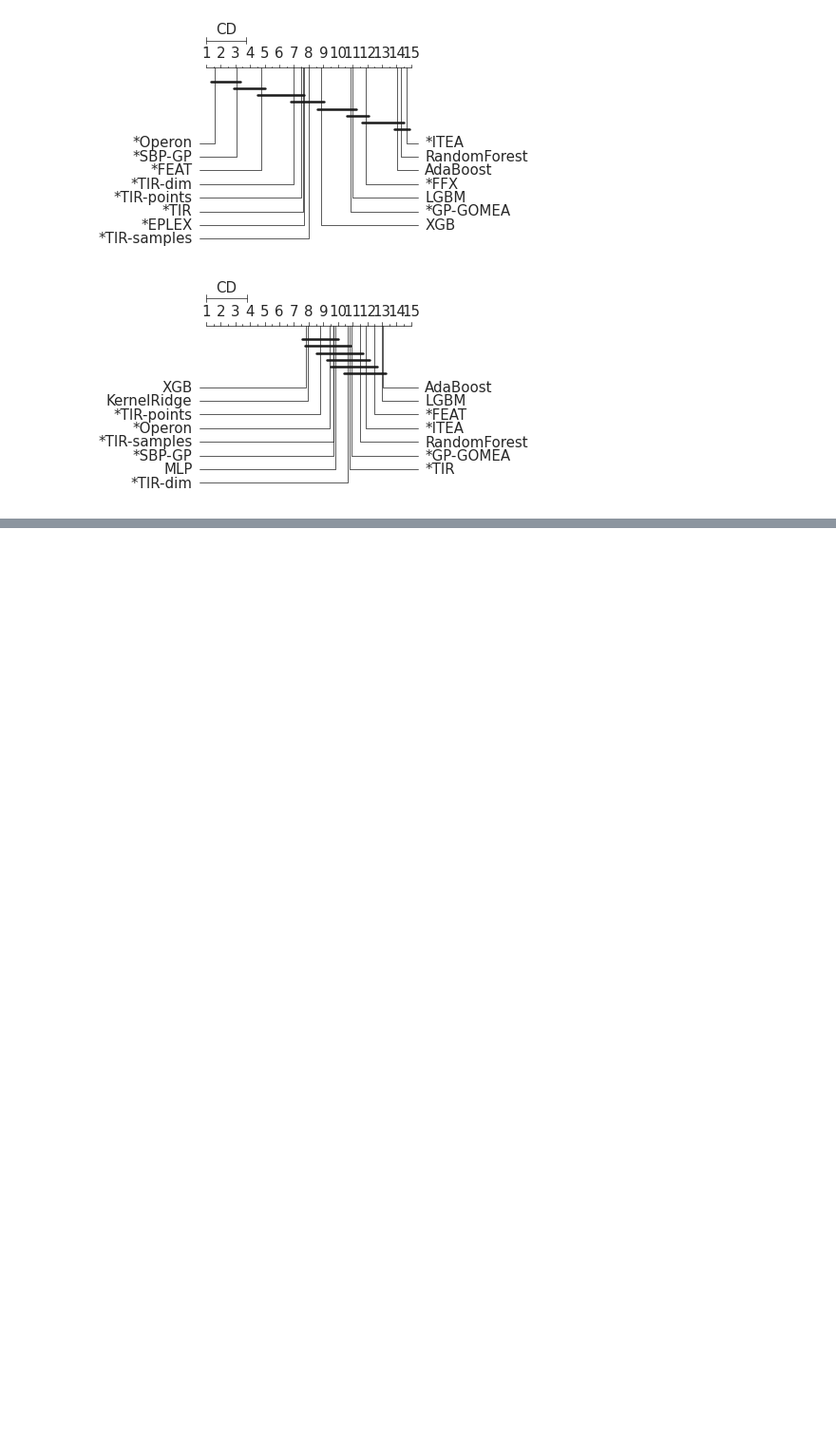
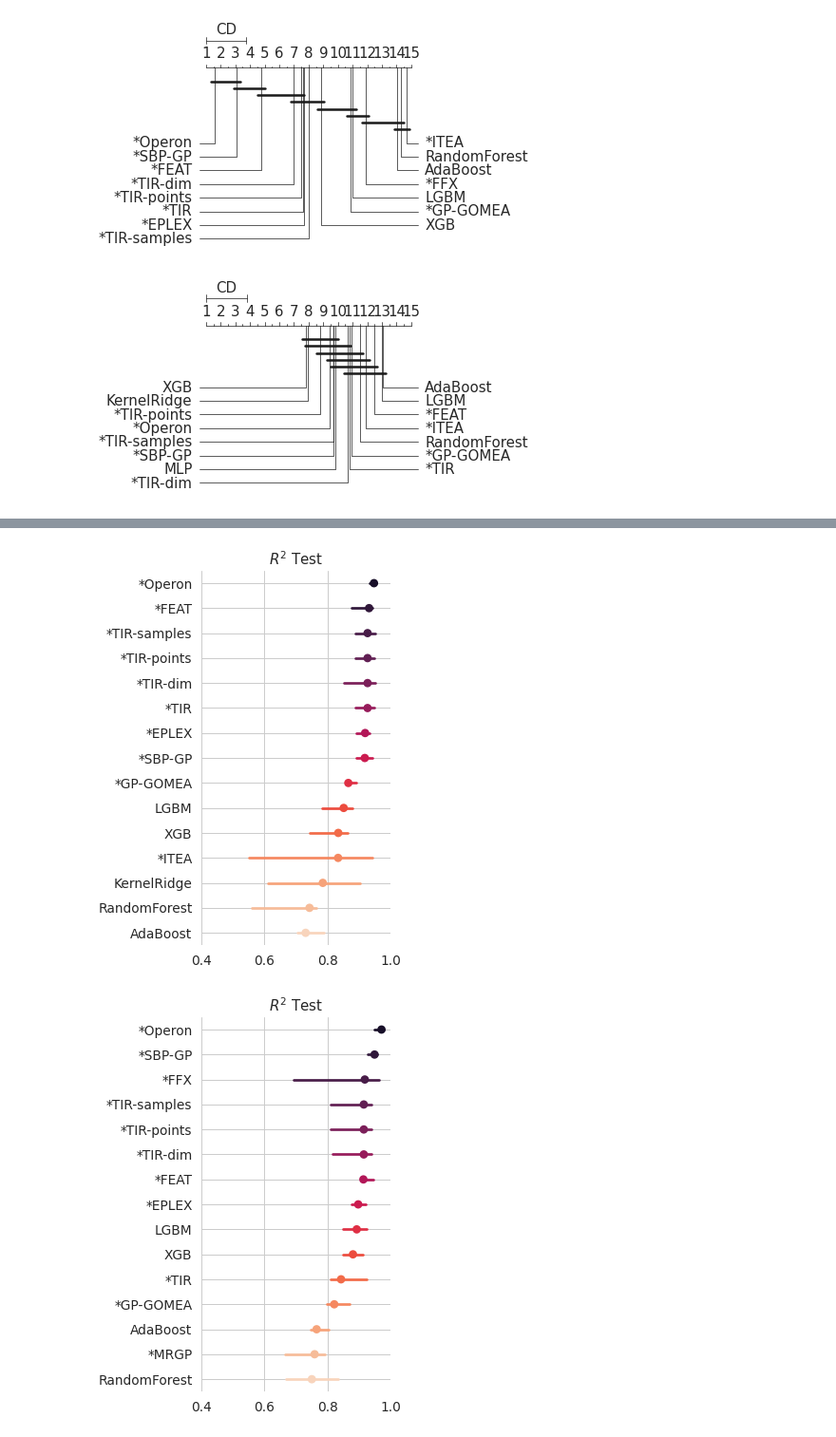
Before and after one commit to folivetti/tir, a Jupyter notebook: srbench/results/Results-Extended.ipynb, the cells around one changed output, grey strips where cells are left out. Shown at 95% size. Cells and saved outputs as stored; diff of their text form; code cells hidden in the pictures; blank space fills up the shorter version.

```diff
--- a/srbench/results/Results-Extended.ipynb
+++ b/srbench/results/Results-Extended.ipynb
@@ -413,0 +497,12 @@ cd_plot(df_plotPenalty[~df_plotPenalty.dataset.str.contains("_fri_")],"figs/cd_n
+# %%
+
+for cat in ['c0', 'c1', 'c2', 'c3', 'c4']:
+    names = df_datasets[(df_datasets.name.str.contains("_fri_")) & (df_datasets.name.str.contains(f"{cat}"))].name.values
+    plot_selection(df_plotPenalty, names, f"cat_{cat}", True)
+
+for noise in ['5', '10', '25', '50']:
+    names = df_datasets[(df_datasets.name.str.contains("_fri_")) & (df_datasets.name.str.endswith(f"_{noise}"))].name.values
+    plot_selection(df_plotPenalty, names, f"noise_{noise}", True)
+# %% [output]
+[figure, added]
+[figure, added]
```
Also changed, not shown: parts of 9 cells of this notebook, 43 other files.
